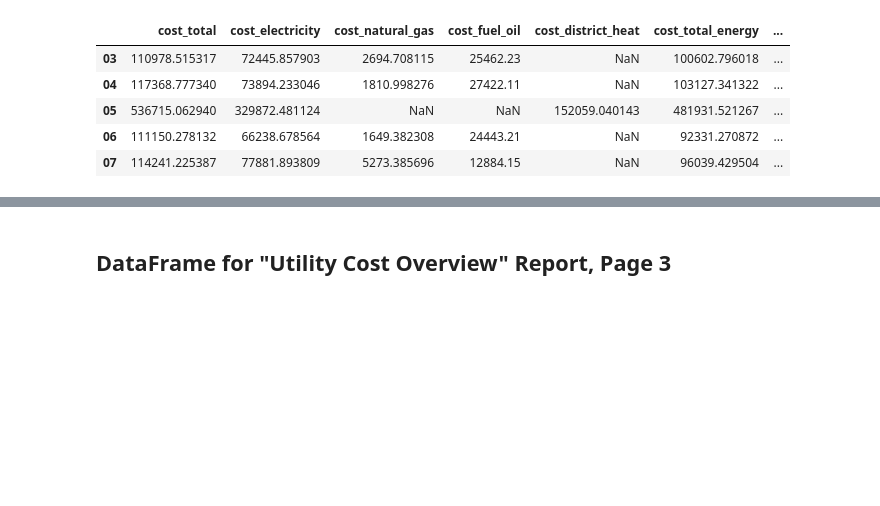
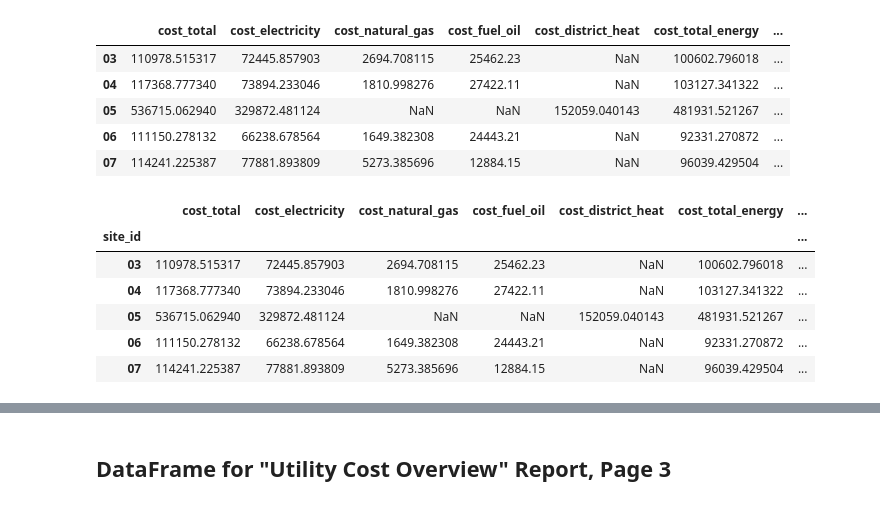
Before and after one commit to alanmitchell/fnsb-benchmark, a Jupyter notebook: testing/alan_report_pages.ipynb, the cells around one changed output, grey strips where cells are left out. Saved outputs shown, nothing was run; the diff lists cells and outputs as text; code cells hidden in the pictures; blank space fills up the shorter version.

```diff
--- a/testing/alan_report_pages.ipynb
+++ b/testing/alan_report_pages.ipynb
@@ -278,10 +278,13 @@ kW_average                 78.165155
 kW_max                    101.244118
 Name: BALHHW, dtype: float64
 # %%
-# Add in Square footage and DD Weather Site info
-df_bldg = ut.building_info_df()[['sq_ft', 'dd_site']]
-# Add into Final Frame
-df_final = pd.concat([df_final, df_bldg], axis=1)
+# Add in Square footage info
+df_bldg = ut.building_info_df()[['sq_ft']]
+# Add into Final Frame.  I do a merge here so as not to bring
+# in buildings from the building info spreadsheet that are not in this
+# dataset; this dataset has been restricted to one year.
+
+df_final = pd.merge(df_final, df_bldg, how='left', left_index=True, right_index=True)
 df_final.head()
 # %% [output]
 |  | cost_total | cost_electricity | cost_natural_gas | cost_fuel_oil | cost_district_heat | cost_total_energy | ... |
@@ -290,3 +293,24 @@ df_final.head()
 | 05 | 536715.062940 | 329872.481124 | NaN | NaN | 152059.040143 | 481931.521267 | ... |
 | 06 | 111150.278132 | 66238.678564 | 1649.382308 | 24443.21 | NaN | 92331.270872 | ... |
 | 07 | 114241.225387 | 77881.893809 | 5273.385696 | 12884.15 | NaN | 96039.429504 | ... |
+# %%
+# Build a DataFrame that has monthly degree days for each site/year/month
+# combination.
+combos = set(zip(df1.site_id, df1.fiscal_year, df1.fiscal_mo))
+df_dd = pd.DataFrame(data=list(combos), columns=['site_id', 'fiscal_year', 'fiscal_mo'])
+ut.add_degree_days_col(df_dd)
+
+# Add up the degree days by site (we've already filtered down to one year or less
+# of data.)
+dd_series = df_dd.groupby('site_id').sum()['degree_days']
+# Put in final DataFrame
+df_final = pd.concat([df_final, dd_series], axis=1)
+df_final.head()
+# %% [output]
+|  | cost_total | cost_electricity | cost_natural_gas | cost_fuel_oil | cost_district_heat | cost_total_energy | ... |
+| site_id |  |  |  |  |  |  | ... |
+| 03 | 110978.515317 | 72445.857903 | 2694.708115 | 25462.23 | NaN | 100602.796018 | ... |
+| 04 | 117368.777340 | 73894.233046 | 1810.998276 | 27422.11 | NaN | 103127.341322 | ... |
+| 05 | 536715.062940 | 329872.481124 | NaN | NaN | 152059.040143 | 481931.521267 | ... |
+| 06 | 111150.278132 | 66238.678564 | 1649.382308 | 24443.21 | NaN | 92331.270872 | ... |
+| 07 | 114241.225387 | 77881.893809 | 5273.385696 | 12884.15 | NaN | 96039.429504 | ... |
```
Also changed, not shown: parts of 6 cells of this notebook.
